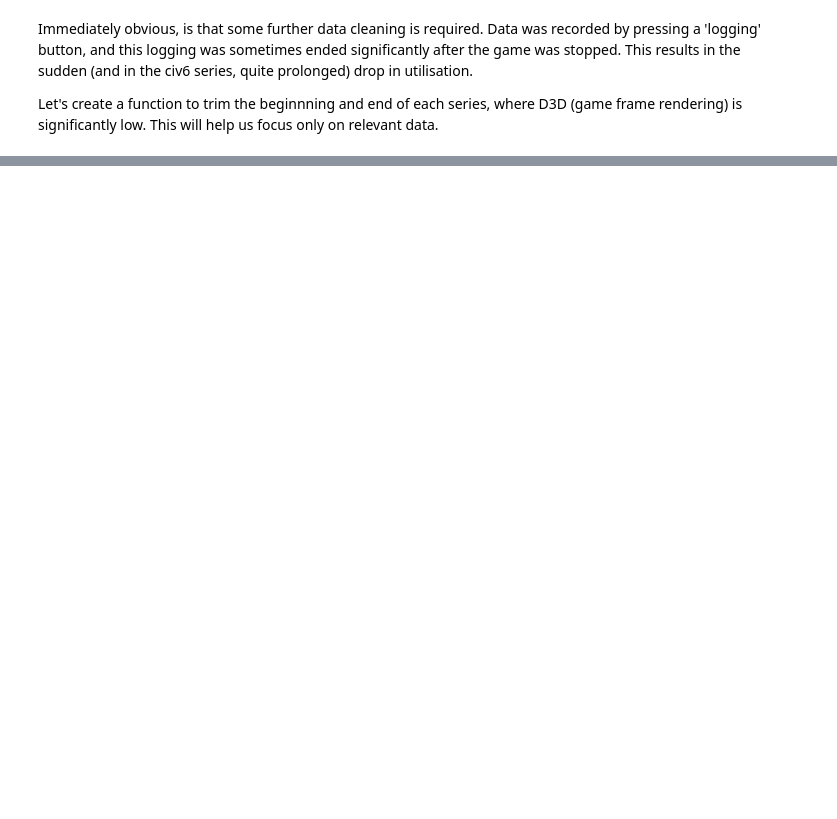
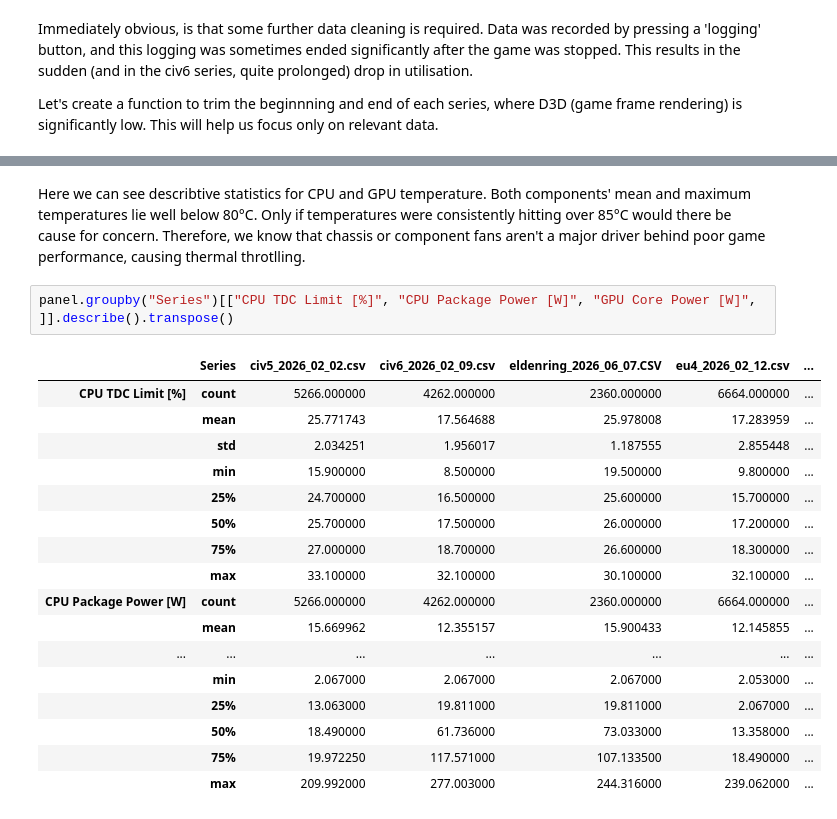
Before and after one commit to bailey4770/bottleneck-analysis, a Jupyter notebook: eda.ipynb, the cells around one changed output, grey strips where cells are left out. Drawn from its saved outputs; the diff is of its cells as text; blank space fills up the shorter version.

```diff
--- a/eda.ipynb
+++ b/eda.ipynb
@@ -132,0 +207,22 @@ plt.show()
+# %% [markdown]
+Here we can see describtive statistics for CPU and GPU temperature. Both components' mean and maximum temperatures lie well below 80°C. Only if temperatures were consistently hitting over 85°C would there be cause for concern. Therefore, we know that chassis or component fans aren't a major driver behind poor game performance, causing thermal throtlling.
+# %%
+panel.groupby("Series")[["CPU TDC Limit [%]", "CPU Package Power [W]", "GPU Core Power [W]", ]].describe().transpose()
+# %% [output]
+|  | Series | civ5_2026_02_02.csv | civ6_2026_02_09.csv | eldenring_2026_06_07.CSV | eu4_2026_02_12.csv | ... |
+| CPU TDC Limit [%] | count | 5266.000000 | 4262.000000 | 2360.000000 | 6664.000000 | ... |
+|  | mean | 25.771743 | 17.564688 | 25.978008 | 17.283959 | ... |
+|  | std | 2.034251 | 1.956017 | 1.187555 | 2.855448 | ... |
+|  | min | 15.900000 | 8.500000 | 19.500000 | 9.800000 | ... |
+|  | 25% | 24.700000 | 16.500000 | 25.600000 | 15.700000 | ... |
+|  | 50% | 25.700000 | 17.500000 | 26.000000 | 17.200000 | ... |
+|  | 75% | 27.000000 | 18.700000 | 26.600000 | 18.300000 | ... |
+|  | max | 33.100000 | 32.100000 | 30.100000 | 32.100000 | ... |
+| CPU Package Power [W] | count | 5266.000000 | 4262.000000 | 2360.000000 | 6664.000000 | ... |
+|  | mean | 15.669962 | 12.355157 | 15.900433 | 12.145855 | ... |
+| ... | ... | ... | ... | ... | ... | ... |
+|  | min | 2.067000 | 2.067000 | 2.067000 | 2.053000 | ... |
+|  | 25% | 13.063000 | 19.811000 | 19.811000 | 2.067000 | ... |
+|  | 50% | 18.490000 | 61.736000 | 73.033000 | 13.358000 | ... |
+|  | 75% | 19.972250 | 117.571000 | 107.133500 | 18.490000 | ... |
+|  | max | 209.992000 | 277.003000 | 244.316000 | 239.062000 | ... |
```
Also changed, not shown: parts of 18 cells of this notebook, 2 other files.
